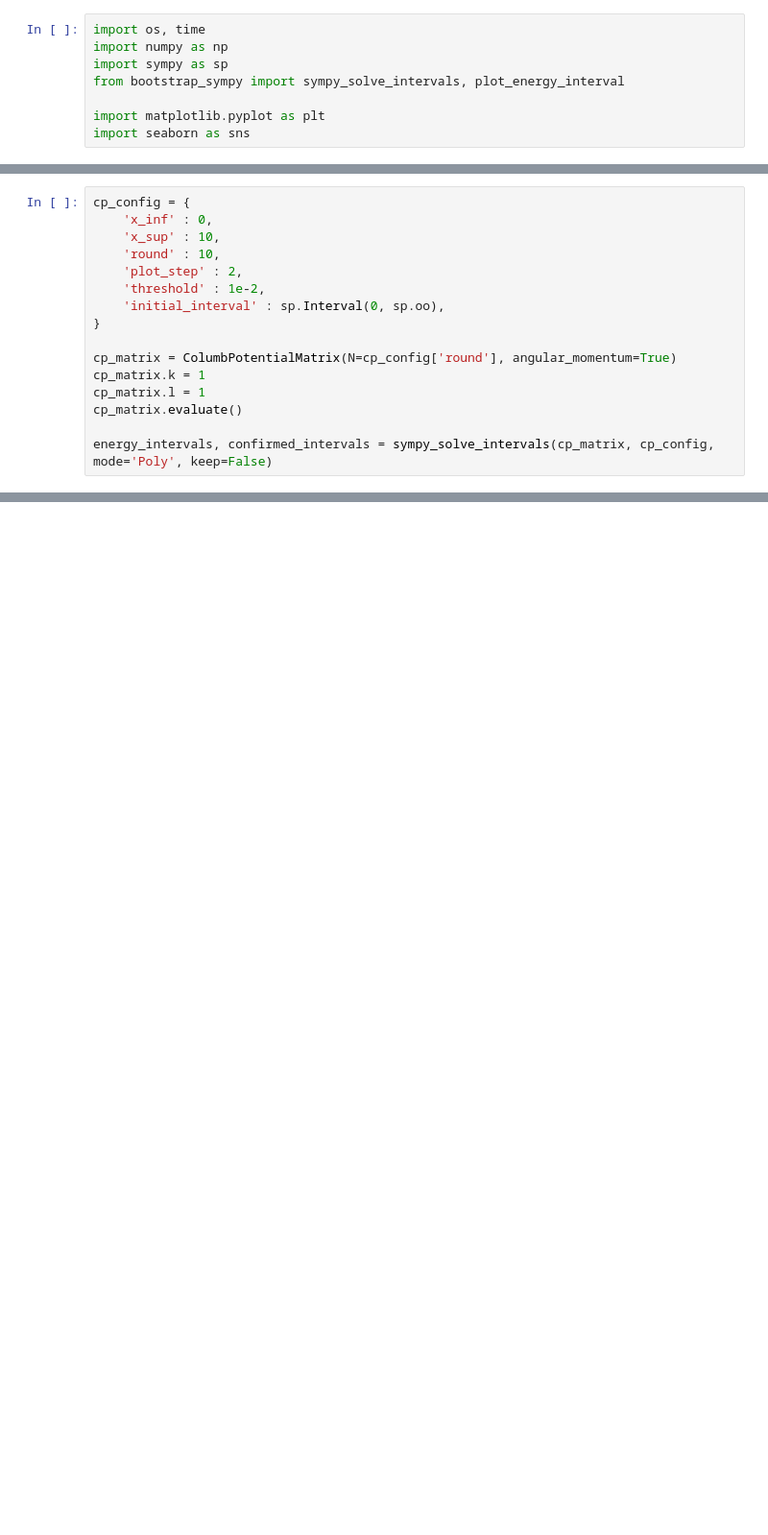
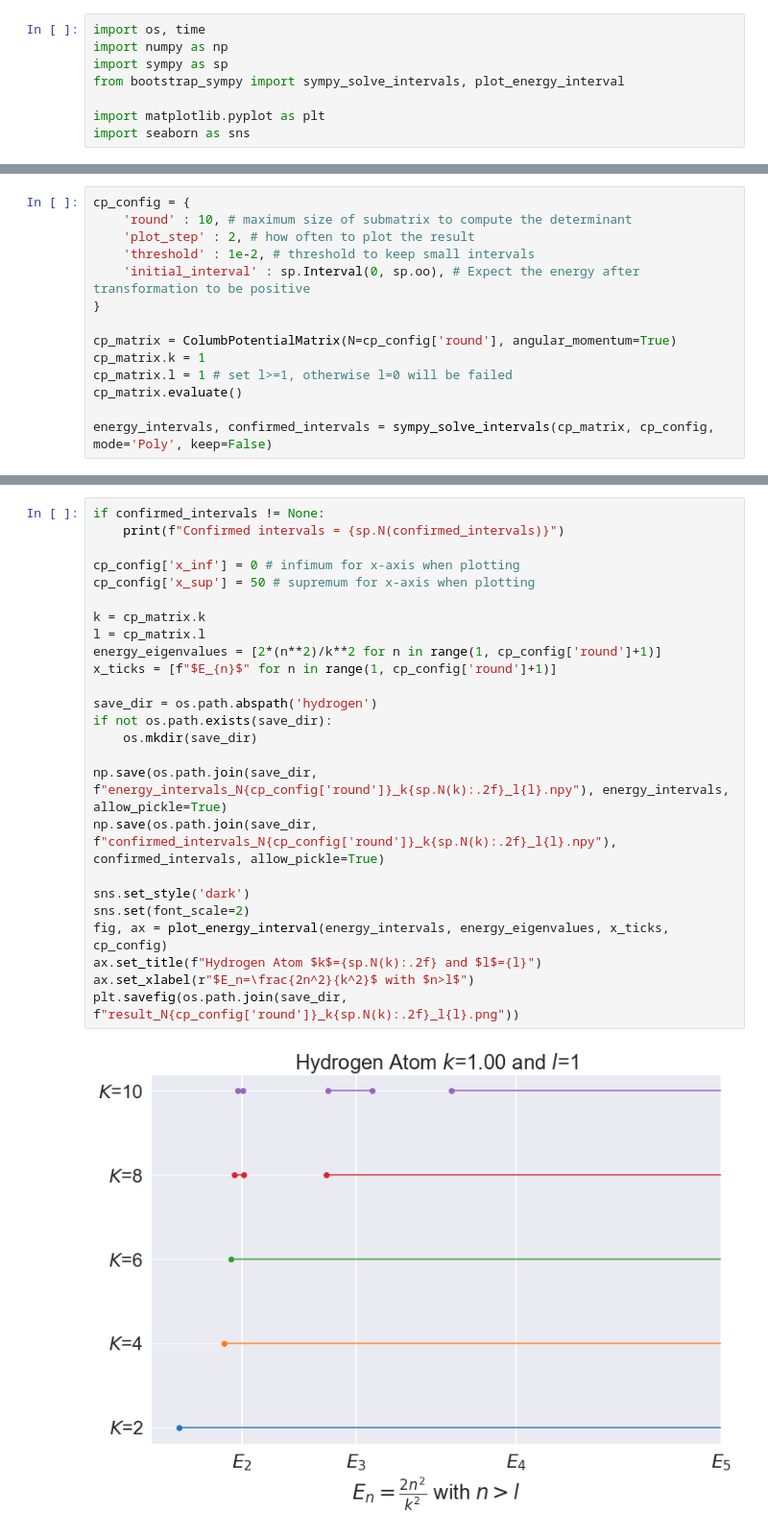
Before and after one commit to maplexgitx0302/NTU-Bootstrapping_QM, a Jupyter notebook: hydrogen_sympy.ipynb, the cells around one changed output, grey strips where cells are left out. Shown at 96% size. Saved outputs shown, nothing was run; the diff lists cells and outputs as text; blank space fills up the shorter version.

```diff
--- a/hydrogen_sympy.ipynb
+++ b/hydrogen_sympy.ipynb
@@ -101,16 +119,14 @@ class ColumbPotentialMatrix:
 # %%
 cp_config = {
-    'x_inf' : 0,
-    'x_sup' : 10,
-    'round' : 10,
-    'plot_step' : 2,
-    'threshold' : 1e-2,
-    'initial_interval' : sp.Interval(0, sp.oo),
+    'round' : 10, # maximum size of submatrix to compute the determinant
+    'plot_step' : 2, # how often to plot the result
+    'threshold' : 1e-2, # threshold to keep small intervals
+    'initial_interval' : sp.Interval(0, sp.oo), # Expect the energy after transformation to be positive
 }
 
 cp_matrix = ColumbPotentialMatrix(N=cp_config['round'], angular_momentum=True)
 cp_matrix.k = 1
-cp_matrix.l = 1
+cp_matrix.l = 1 # set l>=1, otherwise l=0 will be failed
 cp_matrix.evaluate()
 
 energy_intervals, confirmed_intervals = sympy_solve_intervals(cp_matrix, cp_config, mode='Poly', keep=False)
@@ -134,0 +157,27 @@ Survived interval = Union(Interval(7.61552075162442, 8.02075754465914), Interval
+# %%
+if confirmed_intervals != None:
+    print(f"Confirmed intervals = {sp.N(confirmed_intervals)}")
+
+cp_config['x_inf'] = 0 # infimum for x-axis when plotting
+cp_config['x_sup'] = 50 # supremum for x-axis when plotting
+
+k = cp_matrix.k
+l = cp_matrix.l
+energy_eigenvalues = [2*(n**2)/k**2 for n in range(1, cp_config['round']+1)]
+x_ticks = [f"$E_{n}$" for n in range(1, cp_config['round']+1)]
+
+save_dir = os.path.abspath('hydrogen')
+if not os.path.exists(save_dir):
+    os.mkdir(save_dir)
+
+np.save(os.path.join(save_dir, f"energy_intervals_N{cp_config['round']}_k{sp.N(k):.2f}_l{l}.npy"), energy_intervals, allow_pickle=True)
+np.save(os.path.join(save_dir, f"confirmed_intervals_N{cp_config['round']}_k{sp.N(k):.2f}_l{l}.npy"), confirmed_intervals, allow_pickle=True)
+
+sns.set_style('dark')
+sns.set(font_scale=2)
+fig, ax = plot_energy_interval(energy_intervals, energy_eigenvalues, x_ticks, cp_config)
+ax.set_title(f"Hydrogen Atom $k$={sp.N(k):.2f} and $l$={l}")
+ax.set_xlabel(r"$E_n=\frac{2n^2}{k^2}$ with $n>l$")
+plt.savefig(os.path.join(save_dir, f"result_N{cp_config['round']}_k{sp.N(k):.2f}_l{l}.png"))
+# %% [output]
+[figure, added]
```
Also changed, not shown: parts of 6 cells of this notebook, 3 other files.
